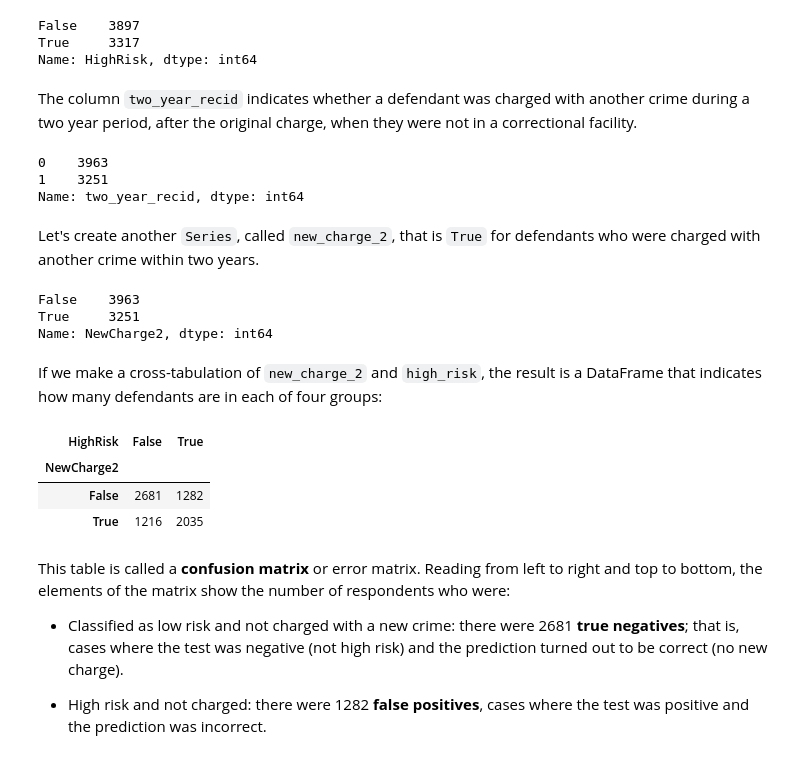
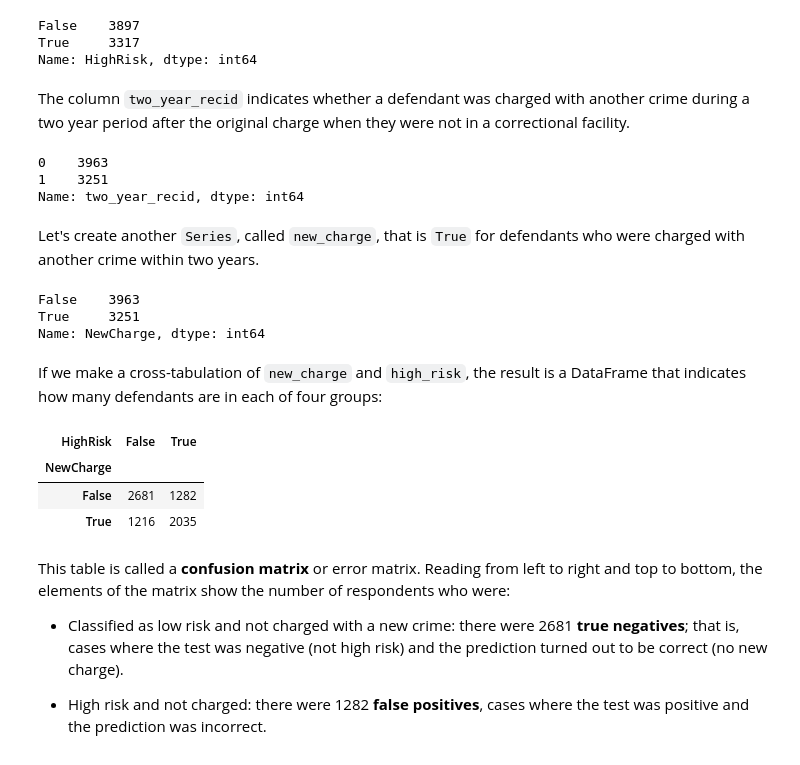
Before and after one commit to AllenDowney/RecidivismCaseStudy, a Jupyter notebook: 01_classification.ipynb, the cells around one changed output. Saved outputs shown, nothing was run; the diff lists cells and outputs as text; code cells hidden in the pictures.

```diff
--- a/01_classification.ipynb
+++ b/01_classification.ipynb
@@ -164,7 +165,7 @@ False    3897
 True     3317
 Name: HighRisk, dtype: int64
 # %% [markdown]
-The column `two_year_recid` indicates whether a defendant was charged with another crime during a two year period, after the original charge, when they were not in a correctional facility.
+The column `two_year_recid` indicates whether a defendant was charged with another crime during a two year period after the original charge when they were not in a correctional facility.
 # %%
 values(cp['two_year_recid'])
 # %% [output]
@@ -172,22 +173,22 @@ values(cp['two_year_recid'])
 1    3251
 Name: two_year_recid, dtype: int64
 # %% [markdown]
-Let's create another `Series`, called `new_charge_2`, that is `True` for defendants who were charged with another crime within two years.
+Let's create another `Series`, called `new_charge`, that is `True` for defendants who were charged with another crime within two years.
 # %%
-new_charge_2 = (cp['two_year_recid'] == 1)
-new_charge_2.name = 'NewCharge2'
-values(new_charge_2)
+new_charge = (cp['two_year_recid'] == 1)
+new_charge.name = 'NewCharge'
+values(new_charge)
 # %% [output]
 False    3963
 True     3251
-Name: NewCharge2, dtype: int64
+Name: NewCharge, dtype: int64
 # %% [markdown]
-If we make a cross-tabulation of `new_charge_2` and `high_risk`, the result is a DataFrame that indicates how many defendants are in each of four groups:
+If we make a cross-tabulation of `new_charge` and `high_risk`, the result is a DataFrame that indicates how many defendants are in each of four groups:
 # %%
-pd.crosstab(new_charge_2, high_risk)
+pd.crosstab(new_charge, high_risk)
 # %% [output]
 | HighRisk | False | True |
-| NewCharge2 |  |  |
+| NewCharge |  |  |
 | False | 2681 | 1282 |
 | True | 1216 | 2035 |
 # %% [markdown]
```
Also changed, not shown: parts of 25 cells of this notebook.
